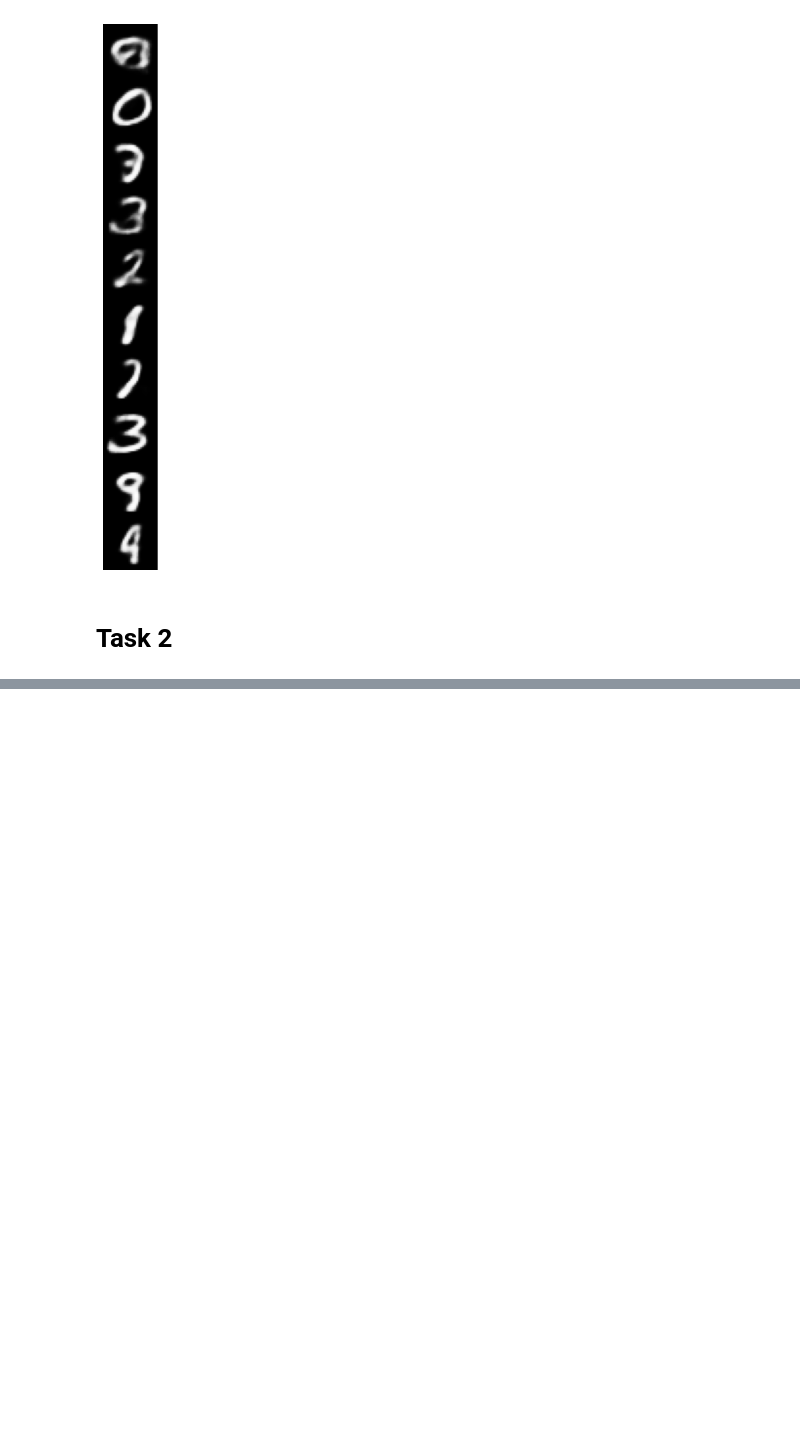
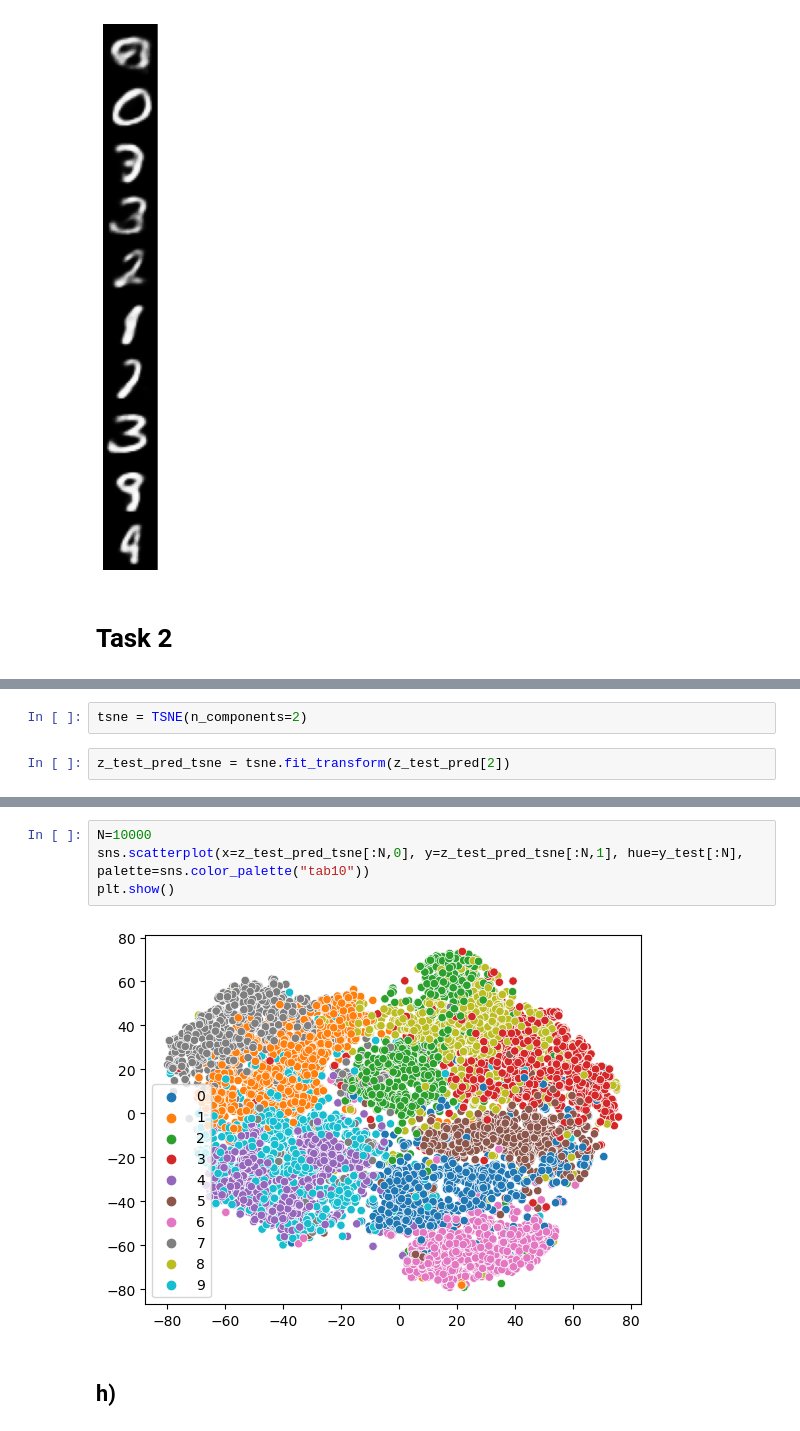
Before and after one commit to WMerlin/MatUnder, a Jupyter notebook: homeworks/2024_04_24/Lab14/SwiatekPatryk.ipynb, the cells around one changed output, grey strips where cells are left out. Drawn from its saved outputs; the diff is of its cells as text; blank space fills up the shorter version.

```diff
--- a/homeworks/2024_04_24/Lab14/SwiatekPatryk.ipynb
+++ b/homeworks/2024_04_24/Lab14/SwiatekPatryk.ipynb
@@ -418,0 +468,4 @@ cvae.fit(np.c_[x_train, y_train], epochs=10, batch_size=128)
+# %%
+tsne = TSNE(n_components=2)
+# %%
+z_test_pred_tsne = tsne.fit_transform(z_test_pred[2])
@@ -418,0 +476,8 @@ cvae.fit(np.c_[x_train, y_train], epochs=10, batch_size=128)
+# %%
+N=10000
+sns.scatterplot(x=z_test_pred_tsne[:N,0], y=z_test_pred_tsne[:N,1], hue=y_test[:N], palette=sns.color_palette("tab10"))
+plt.show()
+# %% [output]
+[figure, added]
+# %% [markdown]
+## h)
```
Also changed, not shown: parts of 15 cells of this notebook.
